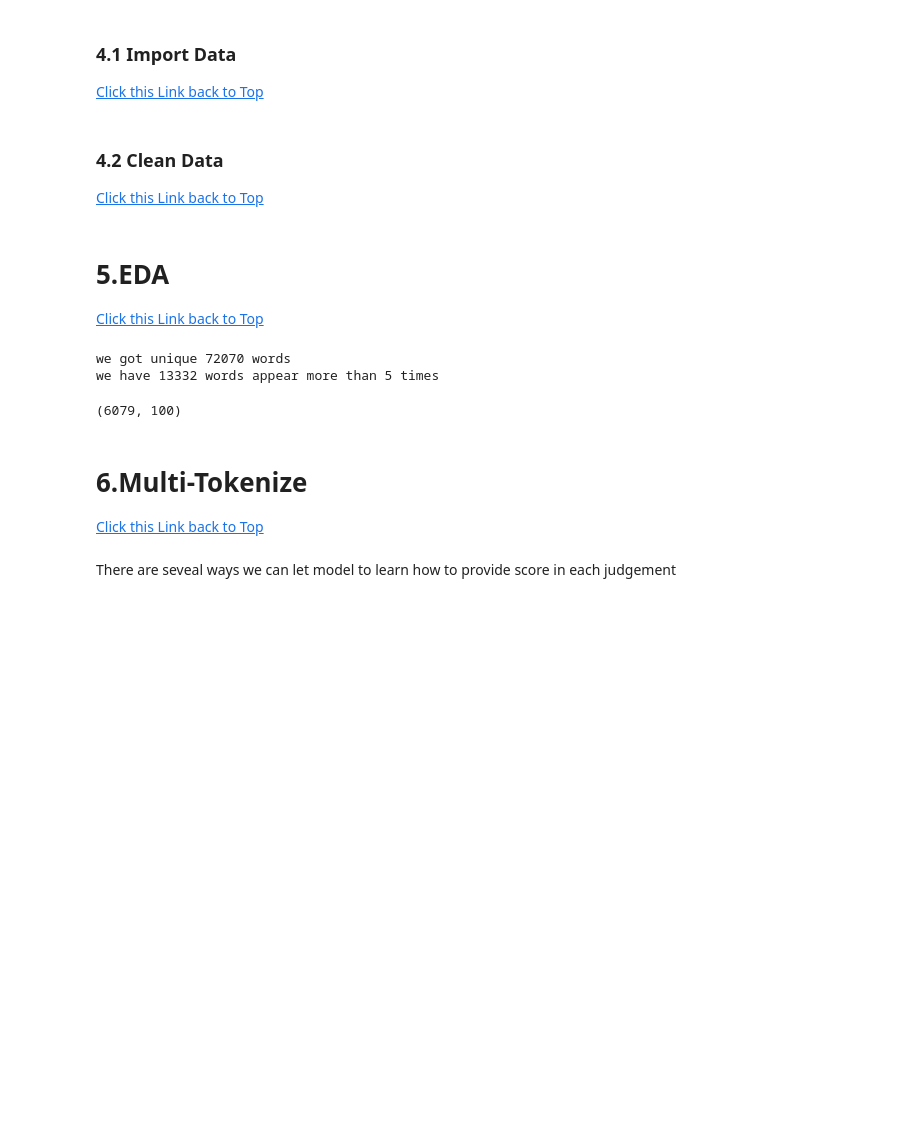
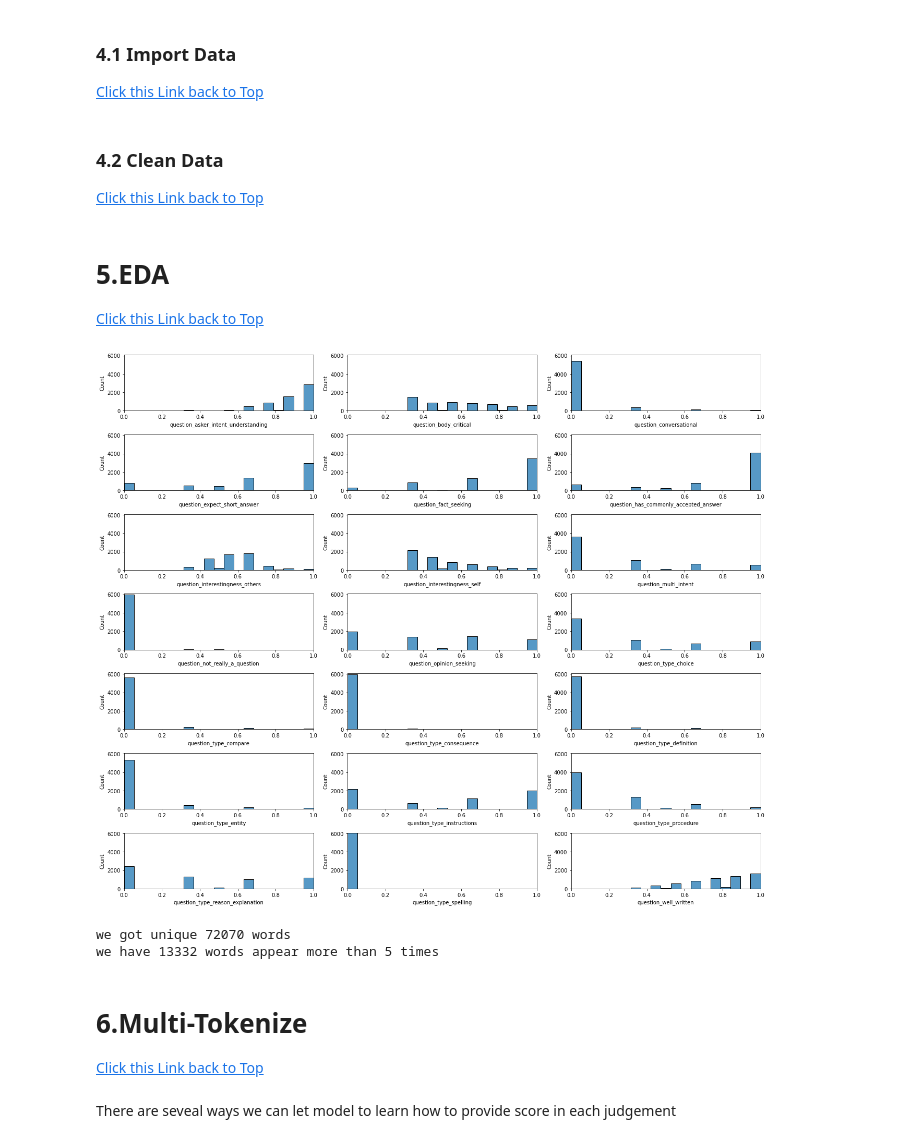
Before and after one commit to L3P3titPrince/40_Google_Q-A, a Jupyter notebook: 30_Google_Q-A.ipynb, the cells around one changed output. Drawn from its saved outputs; the diff is of its cells as text; code cells hidden in the pictures; blank space fills up the shorter version.

```diff
--- a/30_Google_Q-A.ipynb
+++ b/30_Google_Q-A.ipynb
@@ -282,7 +292,8 @@ class eda_data(object):
     def __init__(self):
         """
         """
-        self.MAX_LENGTH = 100
+        # using distribution to decide this parameters
+        self.MAX_SEQ_LENGTH = 300
 
 
     def question_plot(self, df):
@@ -303,6 +314,7 @@ class eda_data(object):
         plt.tight_layout()
         plt.show()
         plt.close()
+
 
 
 
@@ -336,18 +348,32 @@ class eda_data(object):
         # get question of sequence
         question_seq = tokenizer_new.texts_to_sequences(question_cleaned_df['cleaned'])
         # get padded
-        question_padded = pad_sequences(question_seq, padding='post', maxlen=self.MAX_LENGTH, truncating='post')
+        question_padded = pad_sequences(question_seq, padding='post', maxlen=self.MAX_SEQ_LENGTH, truncating='post')
         #**************new tokenize process******************
+        question_cleaned_df['padded'] = list(question_padded)
 
-        return question_padded
+        return question_padded, question_cleaned_df, word_index
+
+
+    def label_feature(self, y_question_df):
+        """
+        In future, i will use arguritem to filter column. For now, i do it manually
+        As i test use pure numerical algorithem to calcualte
+        """
+        # first try these labels
+        feature_cols = ['question_asker_intent_understanding',
+                       'question_body_critical',
+                       'question_expect_short_answer',
+                       'question_interestingness_others'
+                      ]
+        y_label_df = y_question_df[feature_cols]
+        return y_label_df
 # %%
-# eda_class = eda_data()
-# # eda_class.question_plot(y_question_df)
-# question_padded = eda_class.tokenize_plot(question_cleaned_df, answer_cleaned_df)
+eda_class = eda_data()
+eda_class.question_plot(y_question_df)
+question_padded, question_cleaned_df, word_index = eda_class.tokenize_plot(question_cleaned_df, answer_cleaned_df)
+y_label_df = eda_class.label_feature(y_question_df)
 # %% [output]
+[figure, added]
 we got unique 72070 words
 we have 13332 words appear more than 5 times
-# %%
-question_padded.shape
-# %% [output]
-(6079, 100)
```
Also changed, not shown: parts of 34 cells of this notebook.
